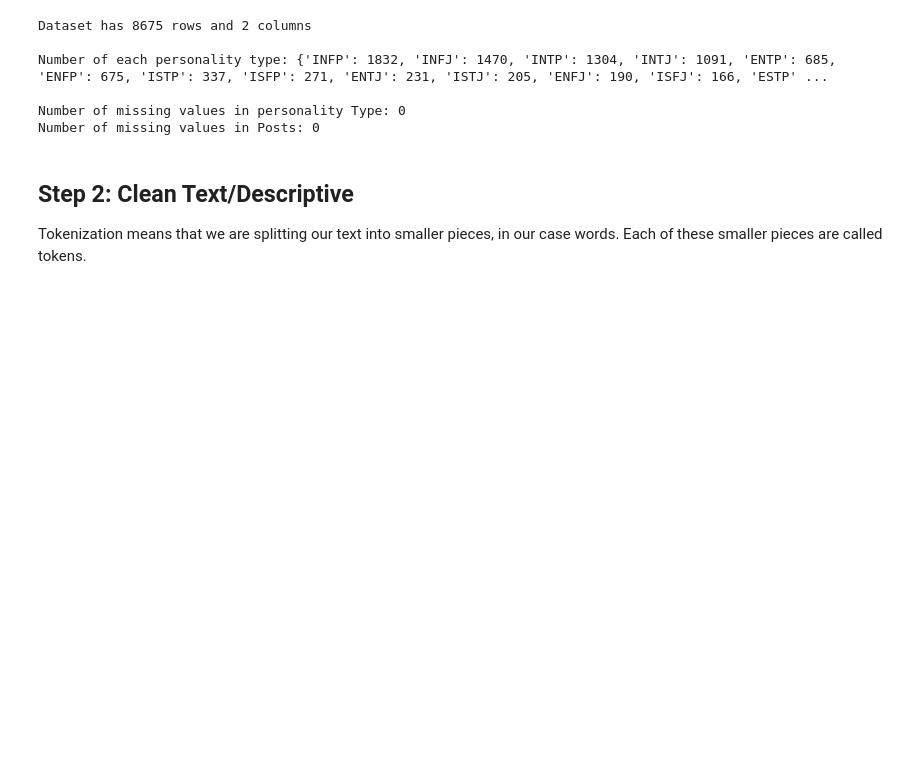
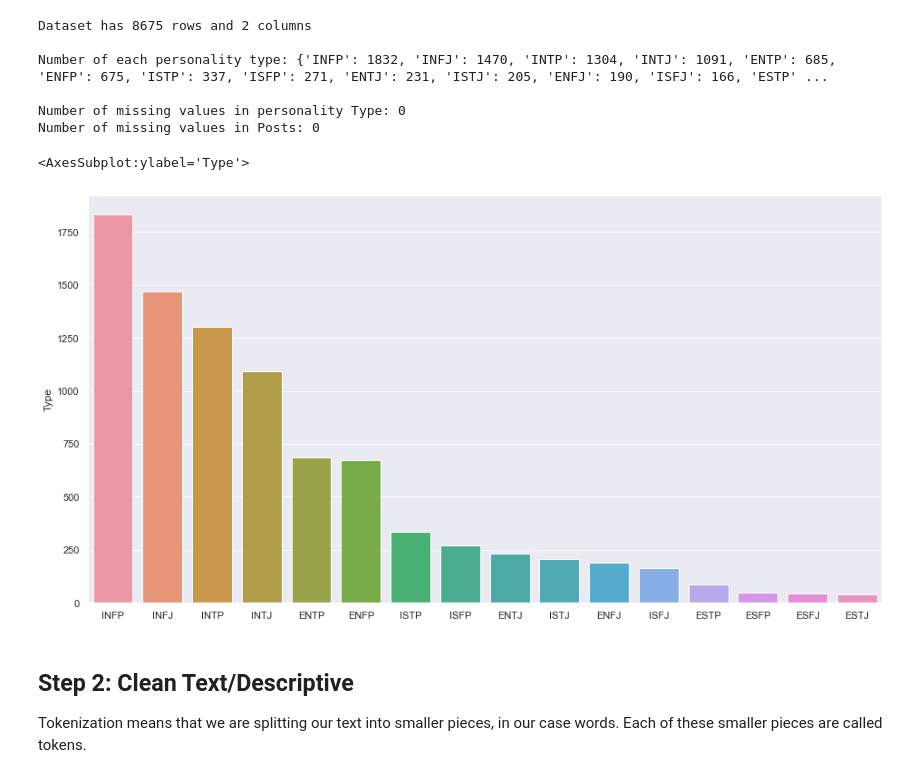
Before and after one commit to shshakib/Twitter-Personality-Prediction, a Jupyter notebook: MBTI.ipynb, the cells around one changed output. Saved outputs shown, nothing was run; the diff lists cells and outputs as text; code cells hidden in the pictures; blank space fills up the shorter version.

Commit message:
Add barplot

```diff
--- a/MBTI.ipynb
+++ b/MBTI.ipynb
@@ -38,6 +38,16 @@ Number of each personality type: {'INFP': 1832, 'INFJ': 1470, 'INTP': 1304, 'INT
 
 Number of missing values in personality Type: 0
 Number of missing values in Posts: 0
+# %%
+import seaborn as sns
+
+graph = mbti_Dataset.value_counts(subset='Type')
+sns.set_theme(style="whitegrid")
+sns.set(rc={'figure.figsize':(15.7,8.27)})
+sns.barplot(x=mbti_Dataset.Type.value_counts().index, y=mbti_Dataset.Type.value_counts())
+# %% [output]
+<AxesSubplot:ylabel='Type'>
+[figure, added]
 # %% [markdown]
 ## Step 2: Clean Text/Descriptive
 Tokenization means that we are splitting our text into smaller pieces, in our case words. Each of these smaller pieces are called tokens.
```
Also changed, not shown: parts of 20 cells of this notebook.
